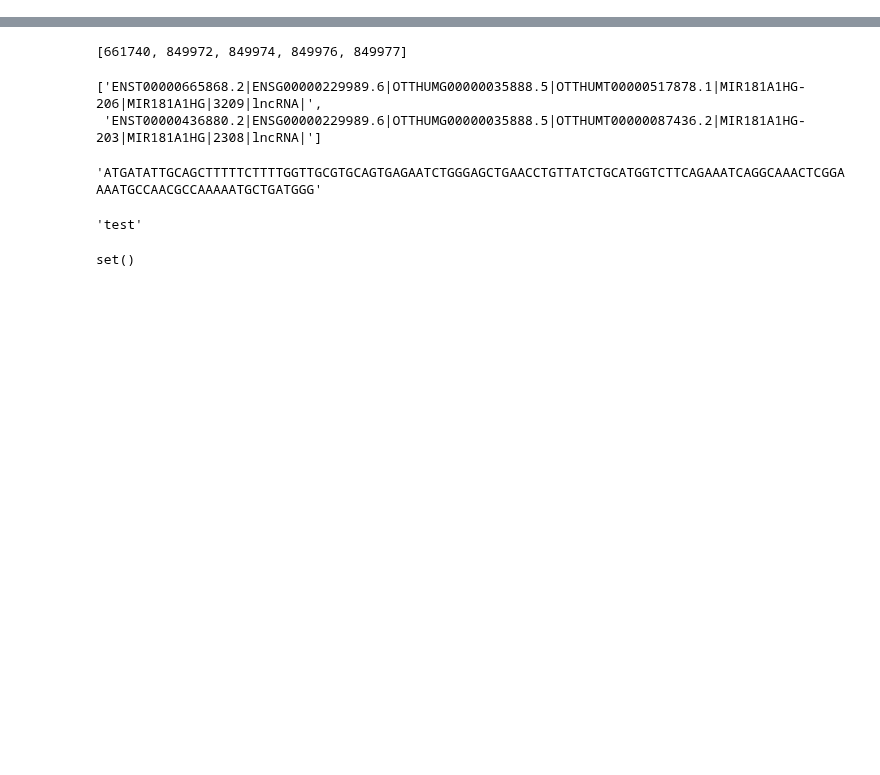
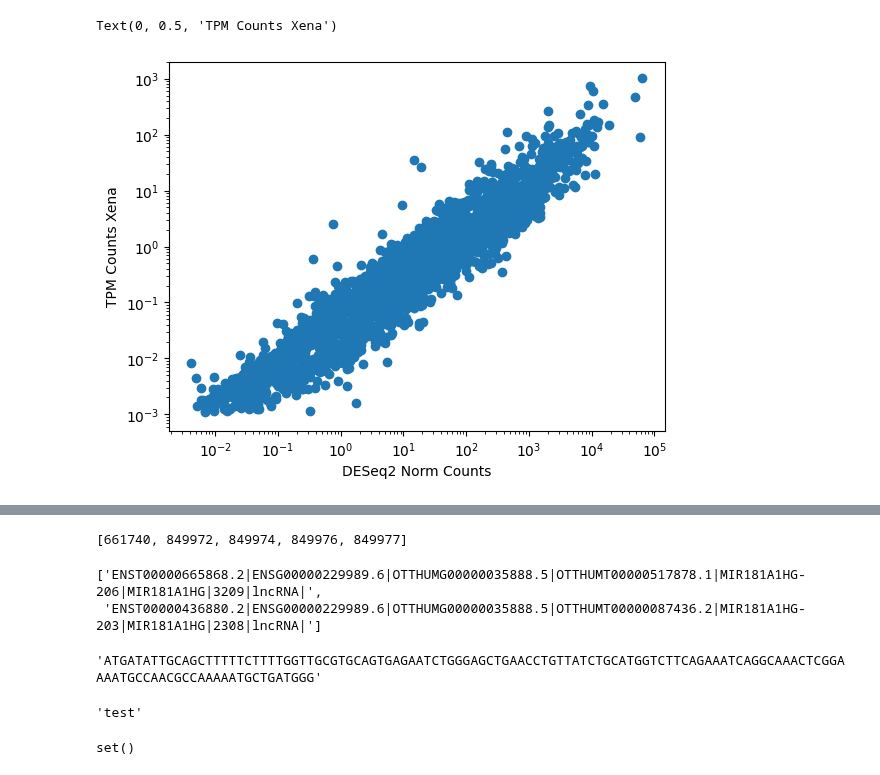
Before and after one commit to veliatx/dashboard, a Jupyter notebook: dashboard/etl/dev.ipynb, the cells around one changed output, grey strips where cells are left out. Cells and saved outputs as stored; diff of their text form; code cells hidden in the pictures; blank space fills up the shorter version.

```diff
--- a/dashboard/etl/dev.ipynb
+++ b/dashboard/etl/dev.ipynb
@@ -5,0 +185,8 @@ from types import SimpleNamespace
+# %%
+# Create table of transcript by DE in each cancer for all transcripts in sorf set.
+sorf_table = load_jsonlines_table('../../cache/sorf_table.jsonlines', index_col='vtx')
+transcripts = np.concatenate([*sorf_table['transcripts_exact'].values, *sorf_table['transcripts_overlapping'].values])
+for cancer_type, de_table in tqdm(de_genes_dict.items()):
+    overlap = de_table.index.intersection(transcripts)
+    d = de_table.loc[overlap]
+    break
@@ -5,0 +316,10 @@ from types import SimpleNamespace
+# %%
+tids = sorf_table.loc['VTX-0539915', 'transcripts_exact']
+sum_expression_cancer = pd.DataFrame(pd.DataFrame([cancer_dataframe_per_transcript_dict[tid]['Cancer Average'] for tid in tids if len(cancer_dataframe_per_transcript_dict[tid])>0]).sum(axis=0), columns = ['Sum'])
+sum_expression_cancer['condition'] = 'Cancer'
+sum_expression_normal = pd.DataFrame(pd.DataFrame([cancer_dataframe_per_transcript_dict[tid]['GTEx Average'] for tid in  tids if len(cancer_dataframe_per_transcript_dict[tid])>0]).sum(axis=0), columns = ['Sum'])
+sum_expression_normal['condition'] = 'GTEx'
+de = pd.DataFrame([cancer_dataframe_per_transcript_dict[tid]['padj']<0.001 for tid in tids if len(cancer_dataframe_per_transcript_dict[tid])>0]).sum(axis=0)
+result = pd.concat([sum_expression_cancer, sum_expression_normal])#, '# DE Transcripts':de})
+result['TCGA'] = result.index
+result
@@ -5,0 +344,2 @@ from types import SimpleNamespace
+# %%
+df = result
@@ -9,0 +585,2 @@ pd.options.display.max_colwidth = 200
+# %%
+df.index = df['Transcript']
@@ -9,0 +653,8 @@ pd.options.display.max_colwidth = 200
+# %%
+plt.scatter(de_stats.loc[df[df['TCGA']=='ACC'].index]['GTExMean'], df[df['TCGA']=='ACC']['Normal'])
+plt.loglog()
+plt.xlabel('DESeq2 Norm Counts')
+plt.ylabel('TPM Counts Xena')
+# %% [output]
+Text(0, 0.5, 'TPM Counts Xena')
+[figure, added]
```
Also changed, not shown: parts of 66 cells of this notebook, 5 other files.
